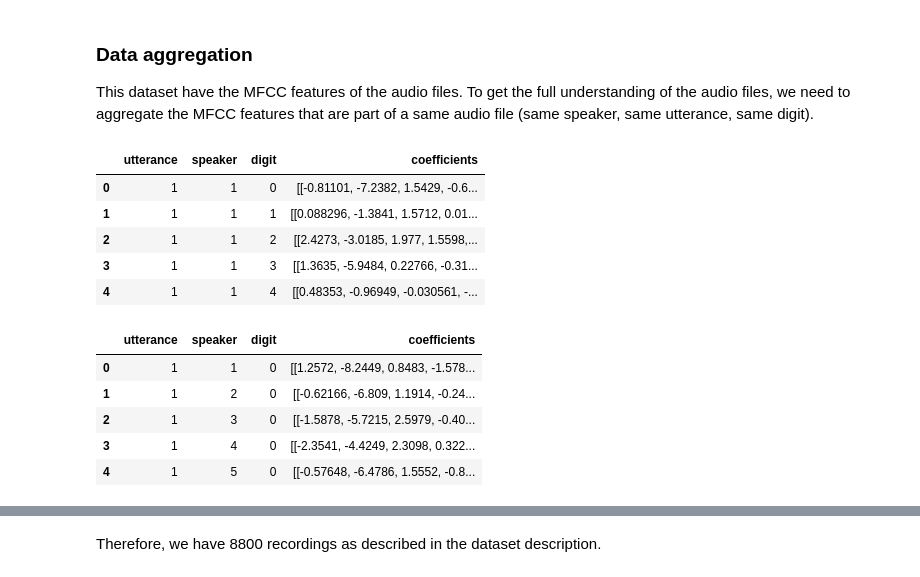
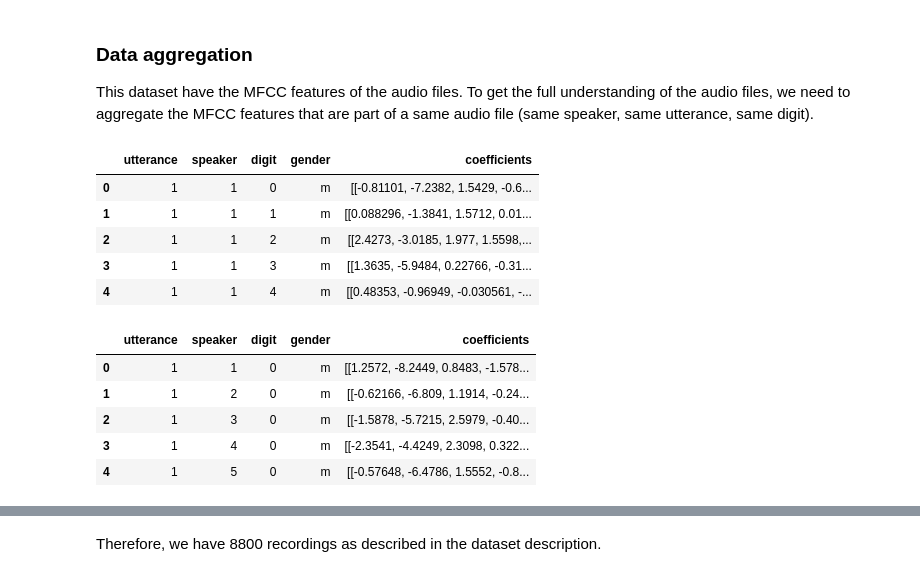
Before and after one commit to Wanghley/speech-digit-recognition, a Jupyter notebook: src/pre-processing.ipynb, the cells around one changed output, grey strips where cells are left out. Cells and saved outputs as stored; diff of their text form; code cells hidden in the pictures.

Commit message:
fix: gender grouping and info on dataset

```diff
--- a/src/pre-processing.ipynb
+++ b/src/pre-processing.ipynb
@@ -68,7 +68,7 @@ def loadTrain(filepath, coeff=ALL_COEFFS):
     print(f"Processing {filepath}")
 
     with open(filepath, 'r') as f:
-        for idx, line in tqdm(enumerate(f), desc="Processing training data", file=sys.stdout, ncols=1000):
+        for idx, line in tqdm(enumerate(f), desc="Processing training data", file=sys.stdout, colour="green", position=0, dynamic_ncols=True):
             # Skip the first line if it's a header
             if idx == 0:
                 continue
@@ -149,7 +149,7 @@ def loadTest(filepath, coeff=ALL_COEFFS):
     # Load data with progress bar using the pre-counted total_lines
     print(f"Processing {filepath}")
     with open(filepath, 'r') as f:
-        for idx, line in tqdm(enumerate(f), desc="Processing lines", total=total_lines, ncols=1000):
+        for idx, line in tqdm(enumerate(f), desc="Processing lines", total=total_lines, colour="green", position=0, dynamic_ncols=True):
             # Skip header
             if idx == 0:
                 continue
@@ -257,31 +256,31 @@ Data saved to CSV files.
 This dataset have the MFCC features of the audio files. To get the full understanding of the audio files, we need to aggregate the MFCC features that are part of a same audio file (same speaker, same utterance, same digit).
 # %%
 # Group by 'utterance', 'speaker', and 'digit', and sort by 'time_window' to preserve the time series
-trainDF_grouped = trainDF.sort_values(by='time_window').groupby(['utterance', 'speaker', 'digit'])
+trainDF_grouped = trainDF.sort_values(by='time_window').groupby(['utterance', 'speaker', 'digit', 'gender'])
 
 # Apply the transformation for each group to get a list of coefficients
 trainDF_grouped_df = trainDF_grouped.apply(lambda x: x[[str(i) for i in ALL_COEFFS]].values.tolist()).reset_index(name='coefficients')
 
 # The resulting DataFrame will have 'utterance', 'speaker', 'digit' and the list of coefficients as 'coefficients'
 trainDF_grouped_df.head()
 # %% [output]
-|  | utterance | speaker | digit | coefficients |
-| 0 | 1 | 1 | 0 | [[-0.81101, -7.2382, 1.5429, -0.6... |
-| 1 | 1 | 1 | 1 | [[0.088296, -1.3841, 1.5712, 0.01... |
-| 2 | 1 | 1 | 2 | [[2.4273, -3.0185, 1.977, 1.5598,... |
-| 3 | 1 | 1 | 3 | [[1.3635, -5.9484, 0.22766, -0.31... |
-| 4 | 1 | 1 | 4 | [[0.48353, -0.96949, -0.030561, -... |
+|  | utterance | speaker | digit | gender | coefficients |
+| 0 | 1 | 1 | 0 | m | [[-0.81101, -7.2382, 1.5429, -0.6... |
+| 1 | 1 | 1 | 1 | m | [[0.088296, -1.3841, 1.5712, 0.01... |
+| 2 | 1 | 1 | 2 | m | [[2.4273, -3.0185, 1.977, 1.5598,... |
+| 3 | 1 | 1 | 3 | m | [[1.3635, -5.9484, 0.22766, -0.31... |
+| 4 | 1 | 1 | 4 | m | [[0.48353, -0.96949, -0.030561, -... |
 # %%
-grouped = testDF.sort_values(by='time_window').groupby(['utterance', 'speaker', 'digit'])
+grouped = testDF.sort_values(by='time_window').groupby(['utterance', 'speaker', 'digit', 'gender'])
 testDF_grouped_df = grouped.apply(lambda x: x[[str(i) for i in ALL_COEFFS]].values.tolist()).reset_index(name='coefficients')
 testDF_grouped_df.head()
 # %% [output]
-|  | utterance | speaker | digit | coefficients |
-| 0 | 1 | 1 | 0 | [[1.2572, -8.2449, 0.8483, -1.578... |
-| 1 | 1 | 2 | 0 | [[-0.62166, -6.809, 1.1914, -0.24... |
-| 2 | 1 | 3 | 0 | [[-1.5878, -5.7215, 2.5979, -0.40... |
-| 3 | 1 | 4 | 0 | [[-2.3541, -4.4249, 2.3098, 0.322... |
-| 4 | 1 | 5 | 0 | [[-0.57648, -6.4786, 1.5552, -0.8... |
+|  | utterance | speaker | digit | gender | coefficients |
+| 0 | 1 | 1 | 0 | m | [[1.2572, -8.2449, 0.8483, -1.578... |
+| 1 | 1 | 2 | 0 | m | [[-0.62166, -6.809, 1.1914, -0.24... |
+| 2 | 1 | 3 | 0 | m | [[-1.5878, -5.7215, 2.5979, -0.40... |
+| 3 | 1 | 4 | 0 | m | [[-2.3541, -4.4249, 2.3098, 0.322... |
+| 4 | 1 | 5 | 0 | m | [[-0.57648, -6.4786, 1.5552, -0.8... |
 # %%
 print(f"Train data shape: {trainDF_grouped_df.shape}")
 print(f"Test data shape: {testDF_grouped_df.shape}")
```
Also changed, not shown: parts of 2 cells of this notebook, 2 other files.
